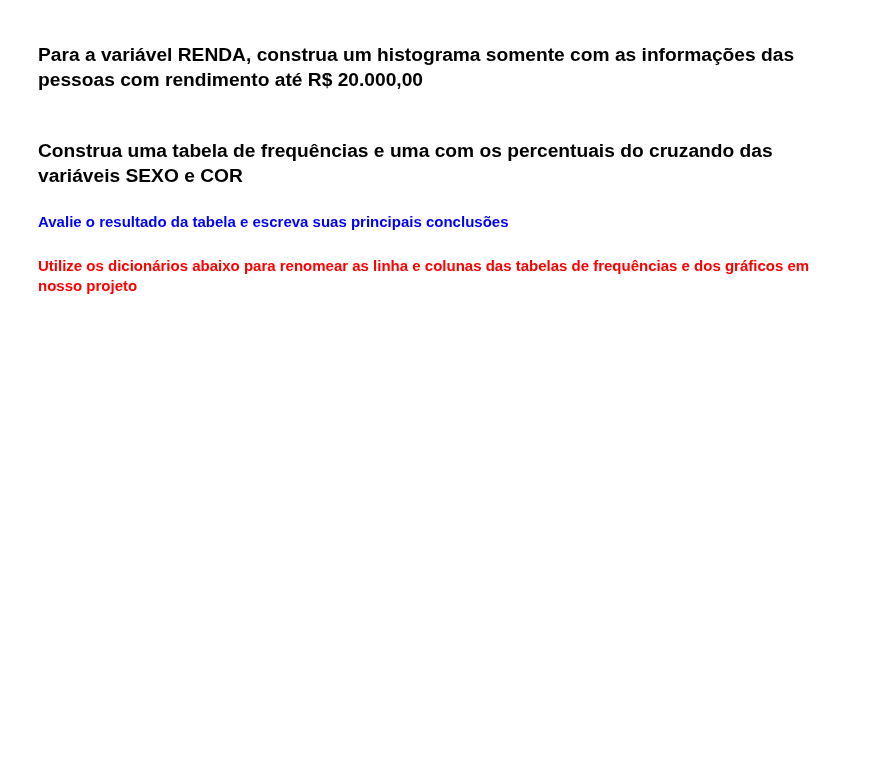
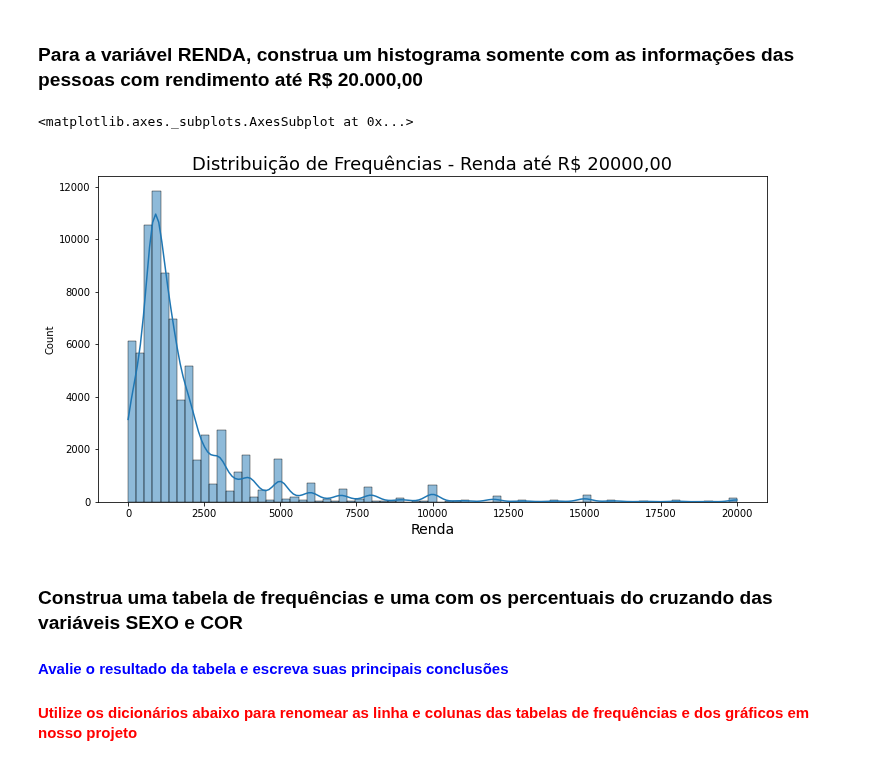
Before and after one commit to muriloWeber/dataScienceAlura, a Jupyter notebook: dataScienceEstatisticaComPythonFrequenciasEMedidas/Projeto_Analise_Descritiva.ipynb, the cells around one changed output. Saved outputs shown, nothing was run; the diff lists cells and outputs as text; code cells hidden in the pictures; blank space fills up the shorter version.

```diff
--- a/dataScienceEstatisticaComPythonFrequenciasEMedidas/Projeto_Analise_Descritiva.ipynb
+++ b/dataScienceEstatisticaComPythonFrequenciasEMedidas/Projeto_Analise_Descritiva.ipynb
@@ -284,6 +284,15 @@ Na distribuição de Anos de Estudo, aparentemente há uma leve assimetria para
 A distribuição de altura aparentemente demonstra uma simetria, com uma concentração muito grande das frequências na parte central do gráfico, muito próximas à média e mediana.
 # %% [markdown]
 ### Para a variável RENDA, construa um histograma somente com as informações das pessoas com rendimento até R$ 20.000,00
+# %%
+ax = sns.histplot(df.query('Renda <= 20000').Renda, kde=True, bins=75)
+ax.figure.set_size_inches(12,6)
+ax.set_title('Distribuição de Frequências - Renda até R$ 20000,00', fontsize=18)
+ax.set_xlabel('Renda', fontsize=14)
+ax
+# %% [output]
+<matplotlib.axes._subplots.AxesSubplot at 0x...>
+[figure, added]
 # %% [markdown]
 ### Construa uma tabela de frequências e uma com os percentuais do cruzando das variáveis SEXO e COR
 #### <font color='blue'>Avalie o resultado da tabela e escreva suas principais conclusões</font>
```
Also changed, not shown: parts of 2 cells of this notebook.
